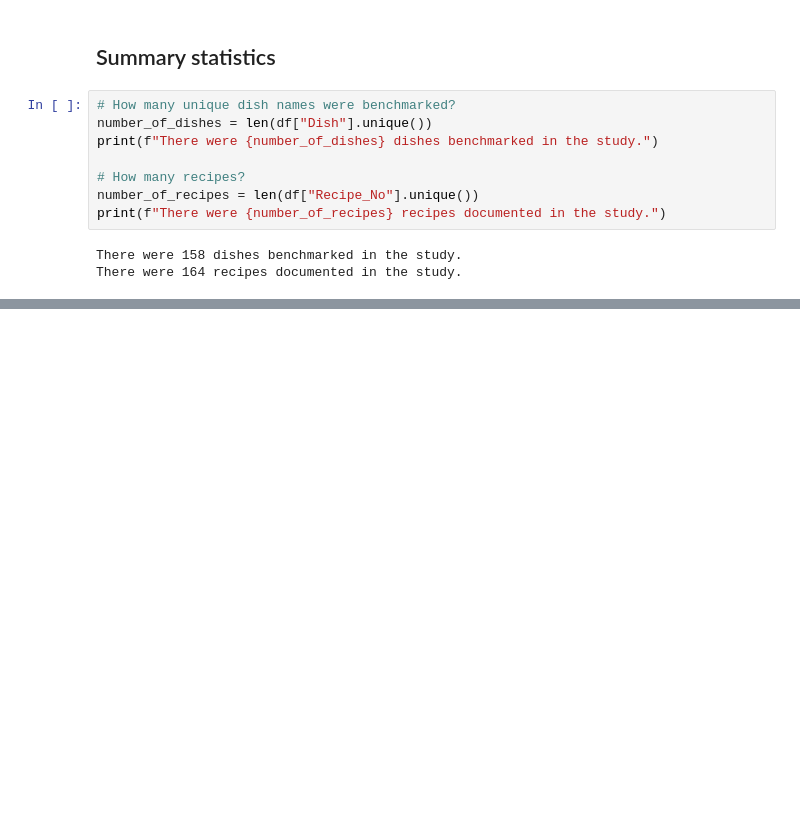
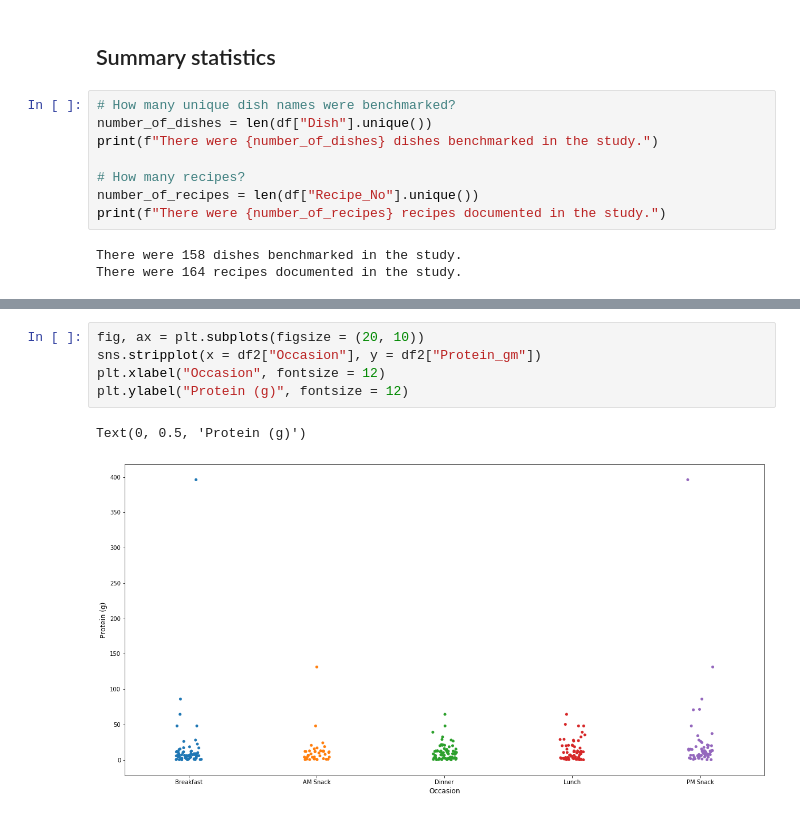
Before and after one commit to rochiecuevas/FoodChoice, a Jupyter notebook: Nutrition_data_WB.ipynb, the cells around one changed output, grey strips where cells are left out. Drawn from its saved outputs; the diff is of its cells as text; blank space fills up the shorter version.

```diff
--- a/Nutrition_data_WB.ipynb
+++ b/Nutrition_data_WB.ipynb
@@ -95,0 +112,8 @@ df3
+# %%
+fig, ax = plt.subplots(figsize = (20, 10))
+sns.stripplot(x = df2["Occasion"], y = df2["Protein_gm"])
+plt.xlabel("Occasion", fontsize = 12)
+plt.ylabel("Protein (g)", fontsize = 12)
+# %% [output]
+Text(0, 0.5, 'Protein (g)')
+[figure, added]
```
Also changed, not shown: parts of 6 cells of this notebook.
